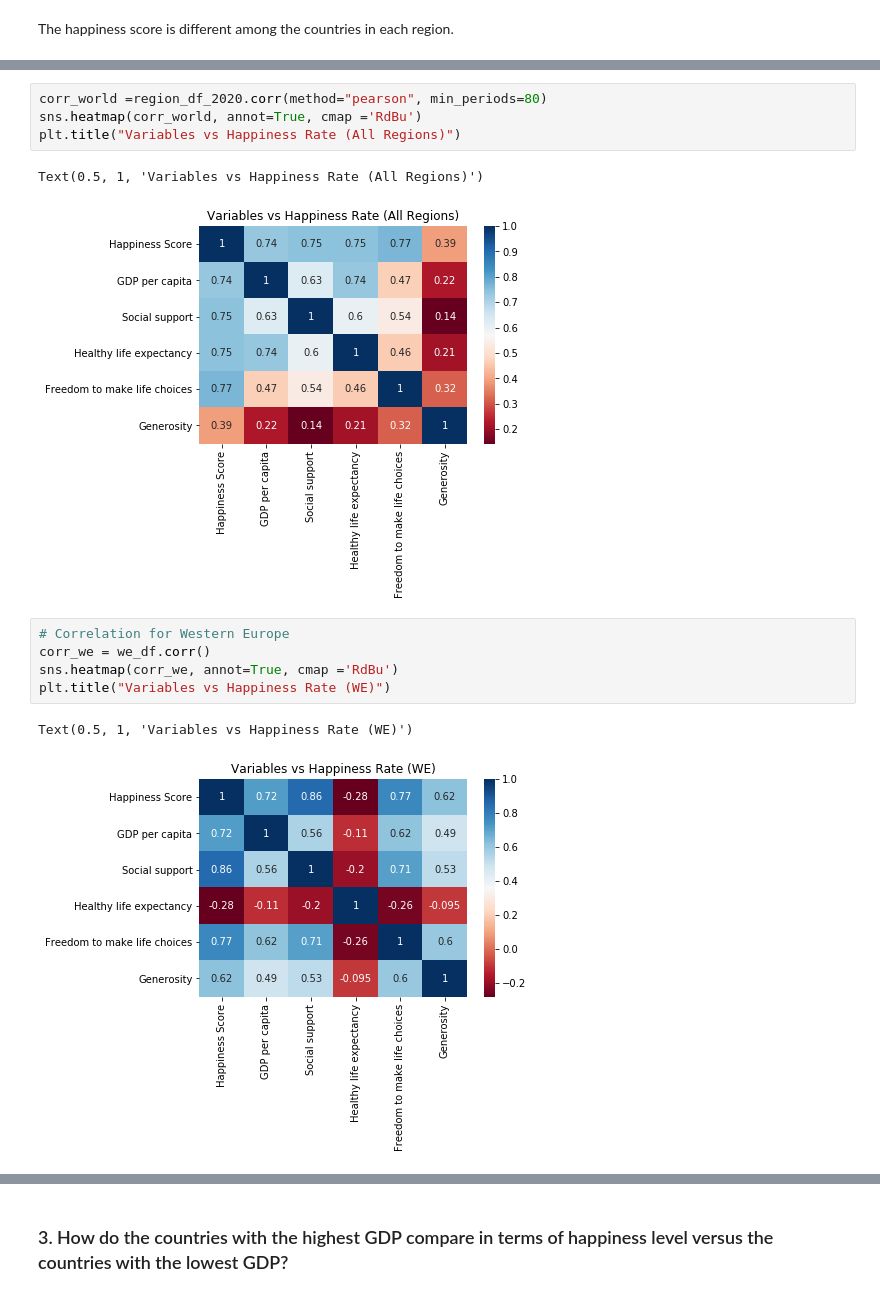
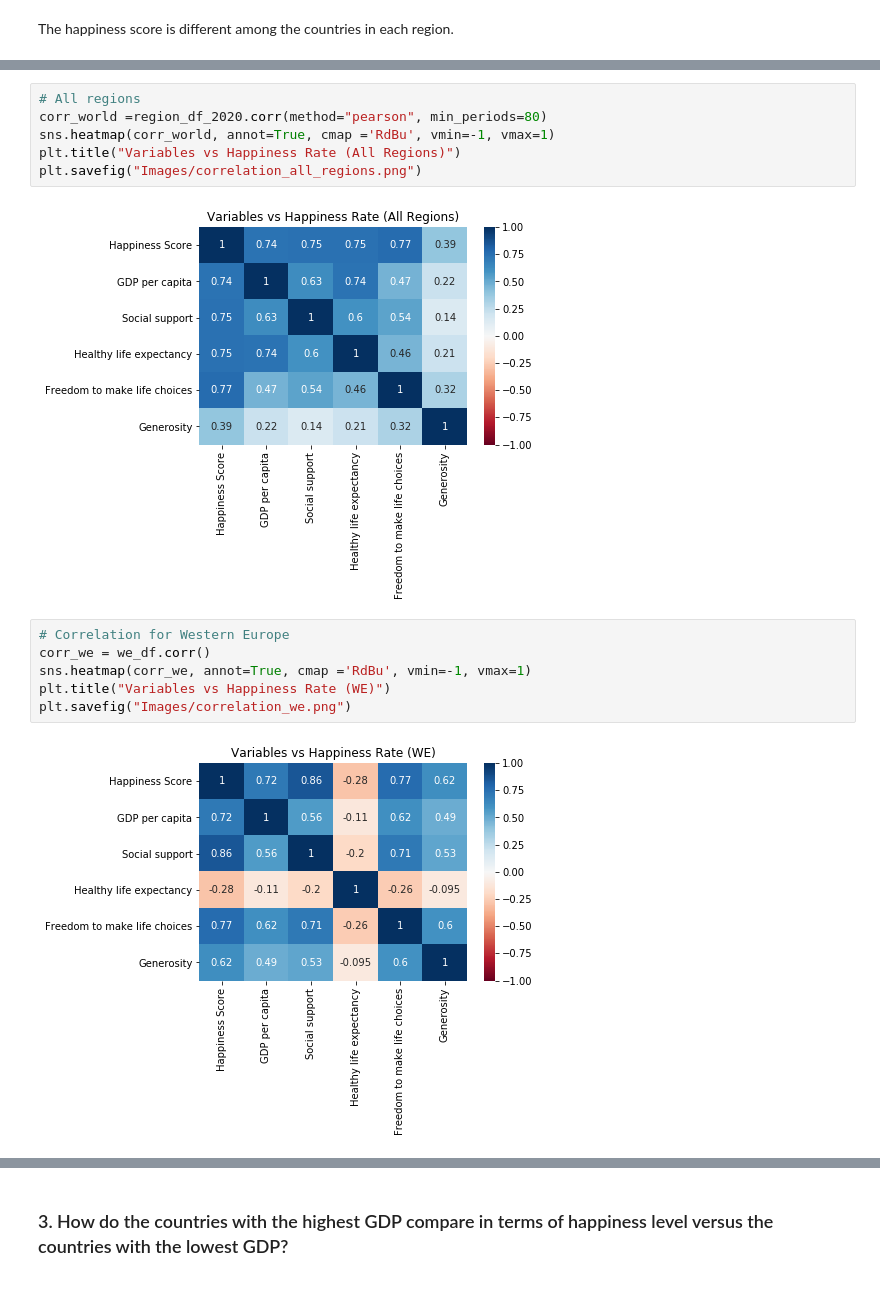
Before and after one commit to manuelamc14/happiness-rank-project, a Jupyter notebook: happiness_report_analysis.ipynb, the cells around one changed output, grey strips where cells are left out. Cells and saved outputs as stored; diff of their text form.

```diff
--- a/happiness_report_analysis.ipynb
+++ b/happiness_report_analysis.ipynb
@@ -278,18 +282,19 @@ Text(0.5, 0, 'North America and ANZ')
 # %%
+# All regions
 corr_world =region_df_2020.corr(method="pearson", min_periods=80)
-sns.heatmap(corr_world, annot=True, cmap ='RdBu')
+sns.heatmap(corr_world, annot=True, cmap ='RdBu', vmin=-1, vmax=1)
 plt.title("Variables vs Happiness Rate (All Regions)")
+plt.savefig("Images/correlation_all_regions.png")
 # %% [output]
-Text(0.5, 1, 'Variables vs Happiness Rate (All Regions)')
-[figure, old version]
+[figure, new version]
 # %%
 # Correlation for Western Europe
 corr_we = we_df.corr()
-sns.heatmap(corr_we, annot=True, cmap ='RdBu')
+sns.heatmap(corr_we, annot=True, cmap ='RdBu', vmin=-1, vmax=1)
 plt.title("Variables vs Happiness Rate (WE)")
+plt.savefig("Images/correlation_we.png")
 # %% [output]
-Text(0.5, 1, 'Variables vs Happiness Rate (WE)')
-[figure, old version]
+[figure, new version]
 # %%
 # Correlation for Latin American and Caribbean data frame
 corr_lac =lac_df.corr(method="pearson", min_periods=21)
```
Also changed, not shown: parts of 45 cells of this notebook.
